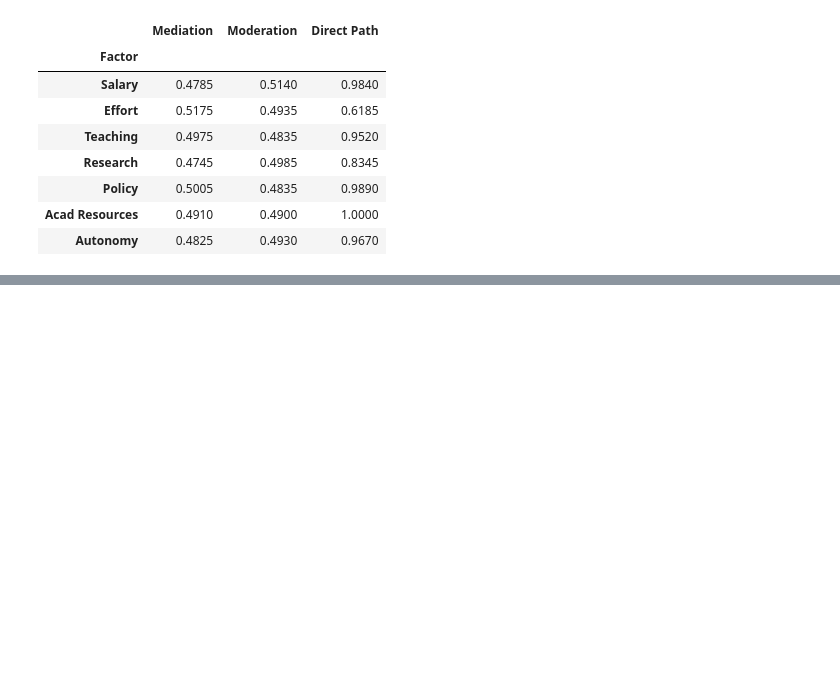
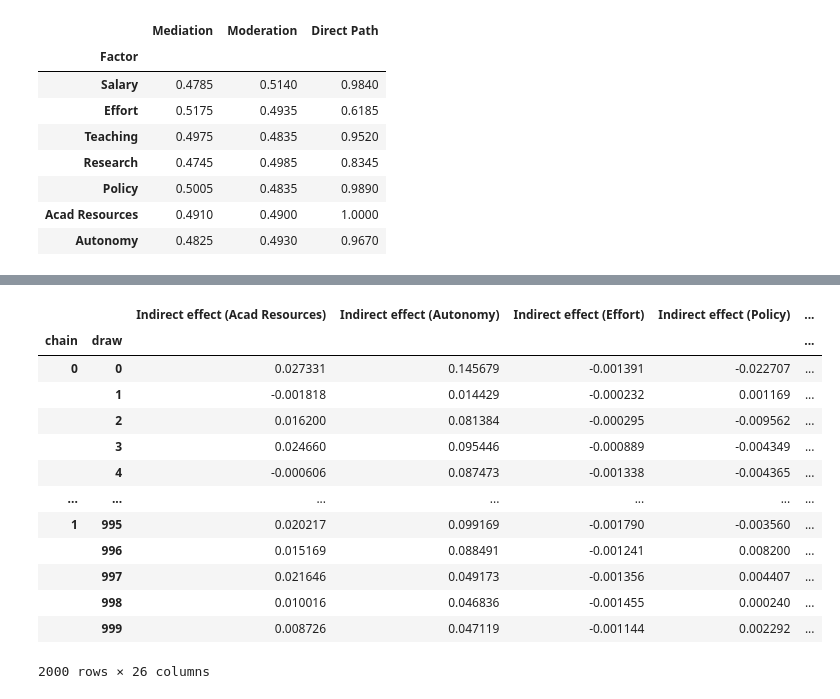
Before and after one commit to AndreiAf02/Job_Satisfaction_Burnout, a Jupyter notebook: Job_Satisfaction_CZ_Multi_Group_Analysis.ipynb, the cells around one changed output, grey strips where cells are left out. Cells and saved outputs as stored; diff of their text form; code cells hidden in the pictures; blank space fills up the shorter version.

```diff
--- a/Job_Satisfaction_CZ_Multi_Group_Analysis.ipynb
+++ b/Job_Satisfaction_CZ_Multi_Group_Analysis.ipynb
@@ -1807,0 +1966,16 @@ path_prob.set_index('Factor')
+# %%
+## Defining the working condition columns:
+Salary = data_for_analysis['Salary']
+Effort = data_for_analysis['Effort']
+Teaching_percent = data_for_analysis['Teaching_percent']
+Research_percent = data_for_analysis['Research_percent']
+Policy_influence = data_for_analysis['Policy_influence']
+Academic_Resources = data_for_analysis['Academic_Resources']
+Perceived_Autonomy = data_for_analysis['Perceived_Autonomy']
+## Defining the Age and Gender columns:
+Age = data_for_analysis['Age']
+# Gender = data_for_analysis['Gender']
+## Defining the Burnout column:
+Burnout = data_for_analysis['Burnout']
+## Defining the Job Satisfaction column:
+Job_satisfaction = data_for_analysis['Job_satisfaction']
@@ -1807,0 +2052,6 @@ path_prob.set_index('Factor')
+# %%
+with model_no_mod:
+    result_no_mod = pm.sample(tune=4000, target_accept=0.95, random_seed=42) #pm.sample(1000, tune=1000, chains=4)
+result_posterior_samples_no_mod = result_no_mod.posterior.to_dataframe()
+result_posterior_samples_no_mod
+# %% [output]
@@ -1807,0 +2060,14 @@ path_prob.set_index('Factor')
+|  |  | Indirect effect (Acad Resources) | Indirect effect (Autonomy) | Indirect effect (Effort) | Indirect effect (Policy) | ... |
+| chain | draw |  |  |  |  | ... |
+| 0 | 0 | 0.027331 | 0.145679 | -0.001391 | -0.022707 | ... |
+|  | 1 | -0.001818 | 0.014429 | -0.000232 | 0.001169 | ... |
+|  | 2 | 0.016200 | 0.081384 | -0.000295 | -0.009562 | ... |
+|  | 3 | 0.024660 | 0.095446 | -0.000889 | -0.004349 | ... |
+|  | 4 | -0.000606 | 0.087473 | -0.001338 | -0.004365 | ... |
+| ... | ... | ... | ... | ... | ... | ... |
+| 1 | 995 | 0.020217 | 0.099169 | -0.001790 | -0.003560 | ... |
+|  | 996 | 0.015169 | 0.088491 | -0.001241 | 0.008200 | ... |
+|  | 997 | 0.021646 | 0.049173 | -0.001356 | 0.004407 | ... |
+|  | 998 | 0.010016 | 0.046836 | -0.001455 | 0.000240 | ... |
+|  | 999 | 0.008726 | 0.047119 | -0.001144 | 0.002292 | ... |
+2000 rows × 26 columns
```
Also changed, not shown: parts of 14 cells of this notebook.
